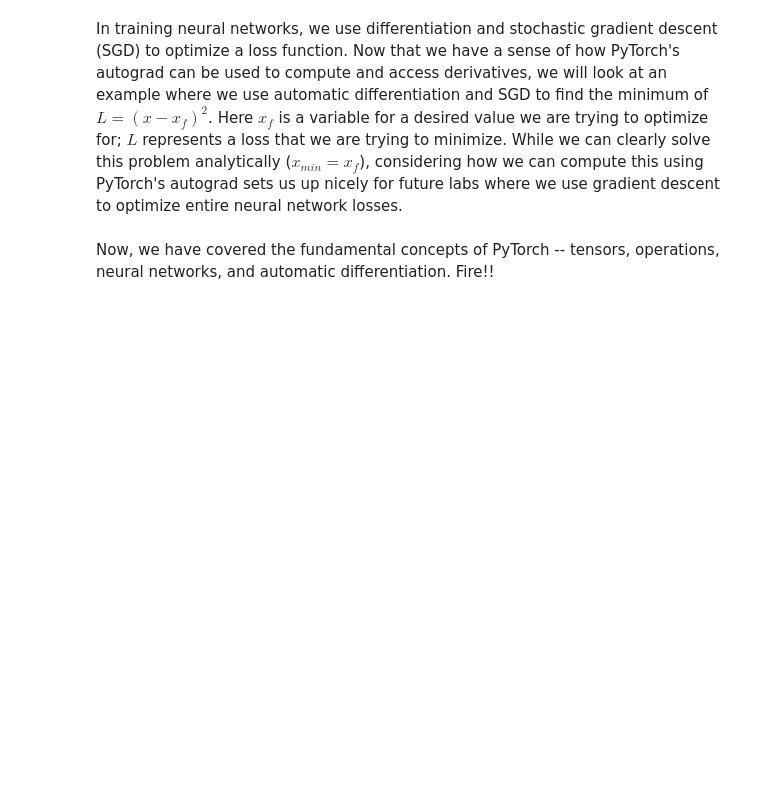
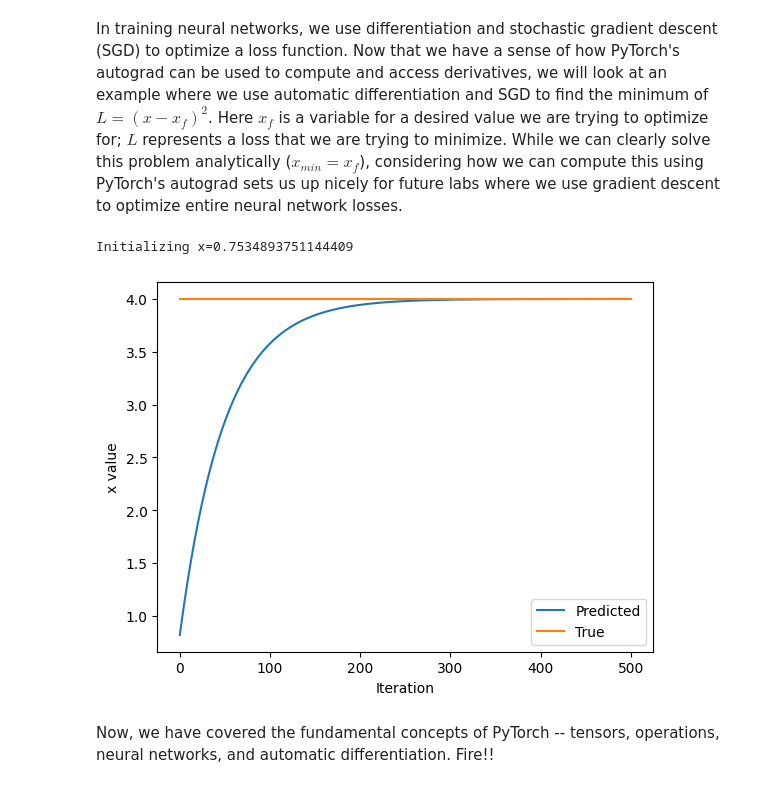
Before and after one commit to Najer-jril/BelajarML, a Jupyter notebook: 08_DEEPLEARNING/MIT 6.S191/PT_Part1_Intro.ipynb, the cells around one changed output. Cells and saved outputs as stored; diff of their text form; code cells hidden in the pictures; blank space fills up the shorter version.

Commit message:
jawab todo pytorch

```diff
--- a/08_DEEPLEARNING/MIT 6.S191/PT_Part1_Intro.ipynb
+++ b/08_DEEPLEARNING/MIT 6.S191/PT_Part1_Intro.ipynb
@@ -299,33 +361,37 @@ In training neural networks, we use differentiation and stochastic gradient desc
 x = torch.randn(1)
 print(f"Initializing x={x.item()}")
 
 learning_rate = 1e-2  # Learning rate
 history = []
 x_f = 4  # Target value
 
 
 # We will run gradient descent for a number of iterations. At each iteration, we compute the loss,
 #   compute the derivative of the loss with respect to x, and perform the update.
 for i in range(500):
     x = torch.tensor([x], requires_grad=True)
 
     # TODO: Compute the loss as the square of the difference between x and x_f
-    loss = # TODO
+    loss = (x - x_f) ** 2
+    # TODO
 
     # Backpropagate through the loss to compute gradients
     loss.backward()
 
     # Update x with gradient descent
     x = x.item() - learning_rate * x.grad
 
     history.append(x.item())
 
 # Plot the evolution of x as we optimize toward x_f!
 plt.plot(history)
 plt.plot([0, 500], [x_f, x_f])
 plt.legend(('Predicted', 'True'))
 plt.xlabel('Iteration')
 plt.ylabel('x value')
 plt.show()
+# %% [output]
+Initializing x=0.7534893751144409
+[figure, added]
 # %% [markdown]
 Now, we have covered the fundamental concepts of PyTorch -- tensors, operations, neural networks, and automatic differentiation. Fire!!
```
Also changed, not shown: parts of 17 cells of this notebook.
